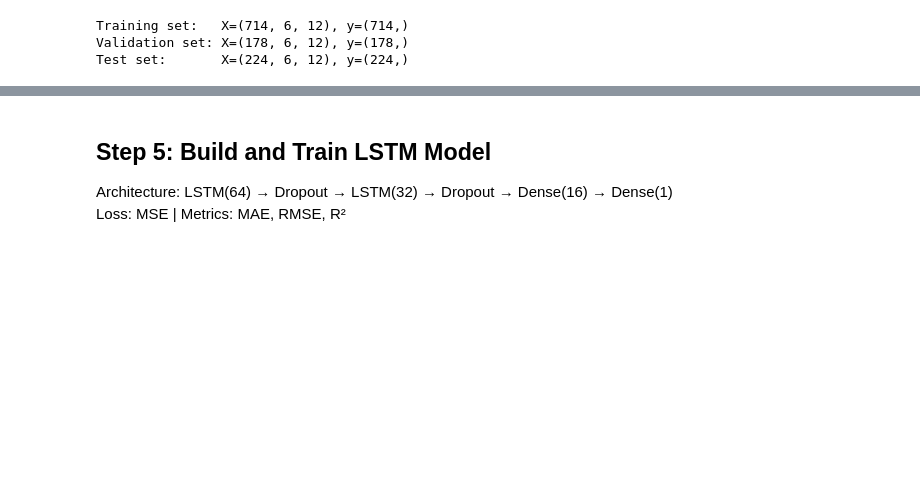
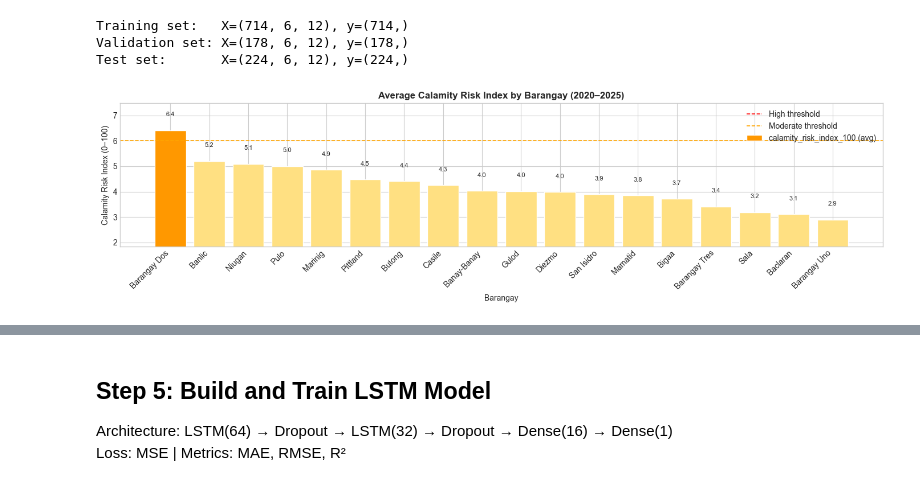
Before and after one commit to mvillamante/Geospatial_Web_App, a Jupyter notebook: backend/api/data/training/calamity_risk.ipynb, the cells around one changed output, grey strips where cells are left out. Cells and saved outputs as stored; diff of their text form; code cells hidden in the pictures; blank space fills up the shorter version.

Commit message:
UPDATED pythonnbs for 3 indices for visualization

```diff
--- a/backend/api/data/training/calamity_risk.ipynb
+++ b/backend/api/data/training/calamity_risk.ipynb
@@ -859,3 +983,102 @@ print(f"Test set:       X={X_test.shape}, y={y_test.shape}")
 Training set:   X=(714, 6, 12), y=(714,)
 Validation set: X=(178, 6, 12), y=(178,)
 Test set:       X=(224, 6, 12), y=(224,)
+# %%
+import matplotlib.pyplot as plt
+
+# This cell uses the existing `merged_df`
+# created earlier in the notebook. It has
+# one row per (date, barangay) with the
+# following relevant columns:
+#   - 'barangay'
+#   - 'calamity_risk_likelihood' (0–1 scale)
+# We convert the likelihood to a 0–100 index
+# so the bar chart matches the hazard index style.
+
+# Use a matplotlib style similar to seaborn's whitegrid
+plt.style.use("seaborn-v0_8-whitegrid")
+
+# Create a 0–100 calamity risk index per row
+merged_df['calamity_risk_index_100'] = merged_df['calamity_risk_likelihood'] * 100
+
+# Compute average calamity risk index by barangay (2020–2025)
+avg_risk = (
+    merged_df
+    .groupby("barangay", as_index=False)["calamity_risk_index_100"]
+    .mean()
+)
+
+# Sort from highest to lowest for a cleaner bar chart
+avg_risk = avg_risk.sort_values("calamity_risk_index_100", ascending=False)
+
+# Thresholds (tune these to match your hazard chart)
+high_threshold = 9
+moderate_threshold = 6
+
+# Color bars by risk level, similar to the reference chart
+bar_colors = avg_risk["calamity_risk_index_100"].apply(
+    lambda x: "#ff9800" if x >= moderate_threshold else "#ffe082"
+)
+
+fig, ax = plt.subplots(figsize=(14, 4))
+
+bars = ax.bar(
+    avg_risk["barangay"],
+    avg_risk["calamity_risk_index_100"],
+    color=bar_colors,
+    edgecolor="white",
+    linewidth=1.0,
+    label="calamity_risk_index_100 (avg)"
+)
+
+# Add horizontal threshold lines
+ax.axhline(
+    high_threshold,
+    color="red",
+    linestyle="--",
+    linewidth=1.2,
+    label="High threshold",
+)
+ax.axhline(
+    moderate_threshold,
+    color="orange",
+    linestyle="--",
+    linewidth=1.2,
+    label="Moderate threshold",
+)
+
+# Titles and labels
+ax.set_title(
+    "Average Calamity Risk Index by Barangay (2020–2025)",
+    fontsize=12,
+    fontweight="bold",
+)
+ax.set_ylabel("Calamity Risk Index (0–100)")
+ax.set_xlabel("Barangay")
+
+# Y limits tightened around data so bars are more visible
+max_val = avg_risk["calamity_risk_index_100"].max()
+min_val = avg_risk["calamity_risk_index_100"].min()
+margin = max(0.5, (max_val - min_val) * 0.3)
+ax.set_ylim(max(0, min_val - margin), max_val + margin)
+
+# Rotate x labels similar to the reference
+plt.xticks(rotation=45, ha="right")
+
+# Optional: annotate bar values on top
+for bar in bars:
+    height = bar.get_height()
+    ax.text(
+        bar.get_x() + bar.get_width() / 2,
+        height + 0.5,
+        f"{height:.1f}",
+        ha="center",
+        va="bottom",
+        fontsize=8,
+    )
+
+ax.legend(loc="upper right")
+plt.tight_layout()
+plt.show()
+# %% [output]
+[figure, added]
```
Also changed, not shown: parts of 12 cells of this notebook, 1 other file.
